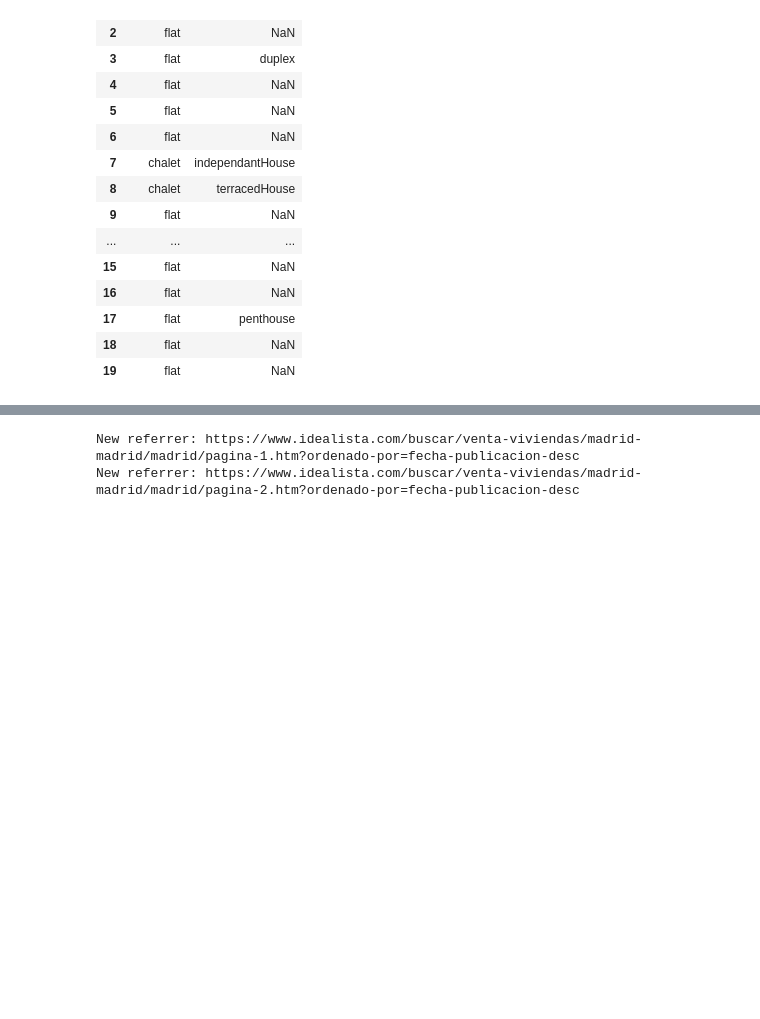
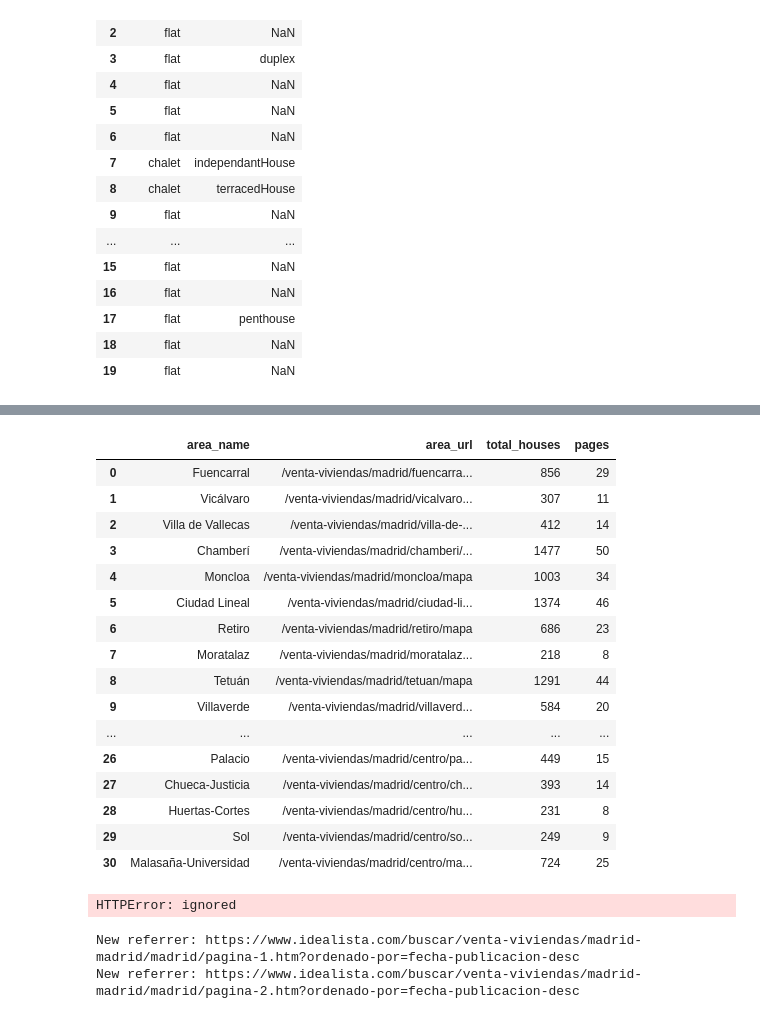
Before and after one commit to lorquez/real_estate_price_predictor, a Jupyter notebook: idealista_dataset_creation.ipynb, the cells around one changed output, grey strips where cells are left out. Saved outputs shown, nothing was run; the diff lists cells and outputs as text; code cells hidden in the pictures; blank space fills up the shorter version.

```diff
--- a/idealista_dataset_creation.ipynb
+++ b/idealista_dataset_creation.ipynb
@@ -297,0 +310,21 @@ def links_from_map(url:str, headers:dict) -> list:
+# %%
+areas_df = pd.read_csv('areas_list.csv')
+areas_df
+# %% [output]
+|  | area_name | area_url | total_houses | pages |
+| 0 | Fuencarral | /venta-viviendas/madrid/fuencarra... | 856 | 29 |
+| 1 | Vicálvaro | /venta-viviendas/madrid/vicalvaro... | 307 | 11 |
+| 2 | Villa de Vallecas | /venta-viviendas/madrid/villa-de-... | 412 | 14 |
+| 3 | Chamberí | /venta-viviendas/madrid/chamberi/... | 1477 | 50 |
+| 4 | Moncloa | /venta-viviendas/madrid/moncloa/mapa | 1003 | 34 |
+| 5 | Ciudad Lineal | /venta-viviendas/madrid/ciudad-li... | 1374 | 46 |
+| 6 | Retiro | /venta-viviendas/madrid/retiro/mapa | 686 | 23 |
+| 7 | Moratalaz | /venta-viviendas/madrid/moratalaz... | 218 | 8 |
+| 8 | Tetuán | /venta-viviendas/madrid/tetuan/mapa | 1291 | 44 |
+| 9 | Villaverde | /venta-viviendas/madrid/villaverd... | 584 | 20 |
+| ... | ... | ... | ... | ... |
+| 26 | Palacio | /venta-viviendas/madrid/centro/pa... | 449 | 15 |
+| 27 | Chueca-Justicia | /venta-viviendas/madrid/centro/ch... | 393 | 14 |
+| 28 | Huertas-Cortes | /venta-viviendas/madrid/centro/hu... | 231 | 8 |
+| 29 | Sol | /venta-viviendas/madrid/centro/so... | 249 | 9 |
+| 30 | Malasaña-Universidad | /venta-viviendas/madrid/centro/ma... | 724 | 25 |
@@ -297,0 +333,15 @@ def links_from_map(url:str, headers:dict) -> list:
+# %%
+houses_links = []
+for row in areas_df.itertuples():
+  for page in range(1,row.pages+1):
+    url = urlsplit(f'{row.area_url}/pagina-{page}.htm?ordenado-por=fecha-publicacion-desc')
+    response = requests.get(url.geturl(), headers=headers)
+    response.raise_for_status()
+    soup = BeautifulSoup(response.text,'lxml')
+    thisPageLinks = [url.scheme+'://'+url.hostname+x.get('href') for x in soup.select('#dynamicDialogContainer sublocations li a.item-link')]
+    houses_links.extend(thisPageLinks)
+    headers['referer'] = url.geturl()
+    print(f'New referrer: {headers["referer"]}')
+    time.sleep(scraping_explicit_wait_time*np.random.rand())
+# %% [output]
+HTTPError: ignored
```
Also changed, not shown: parts of 9 cells of this notebook.
